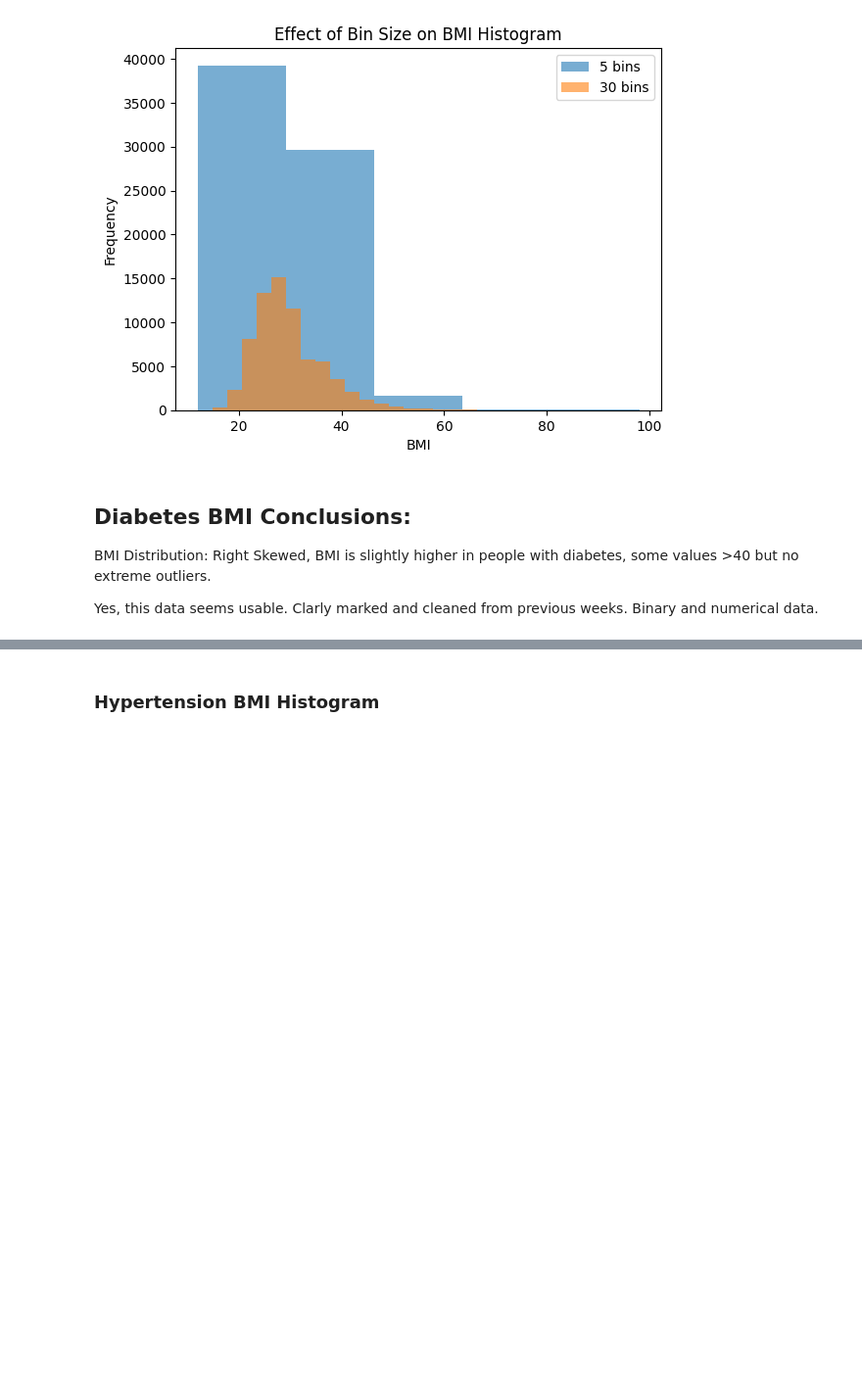
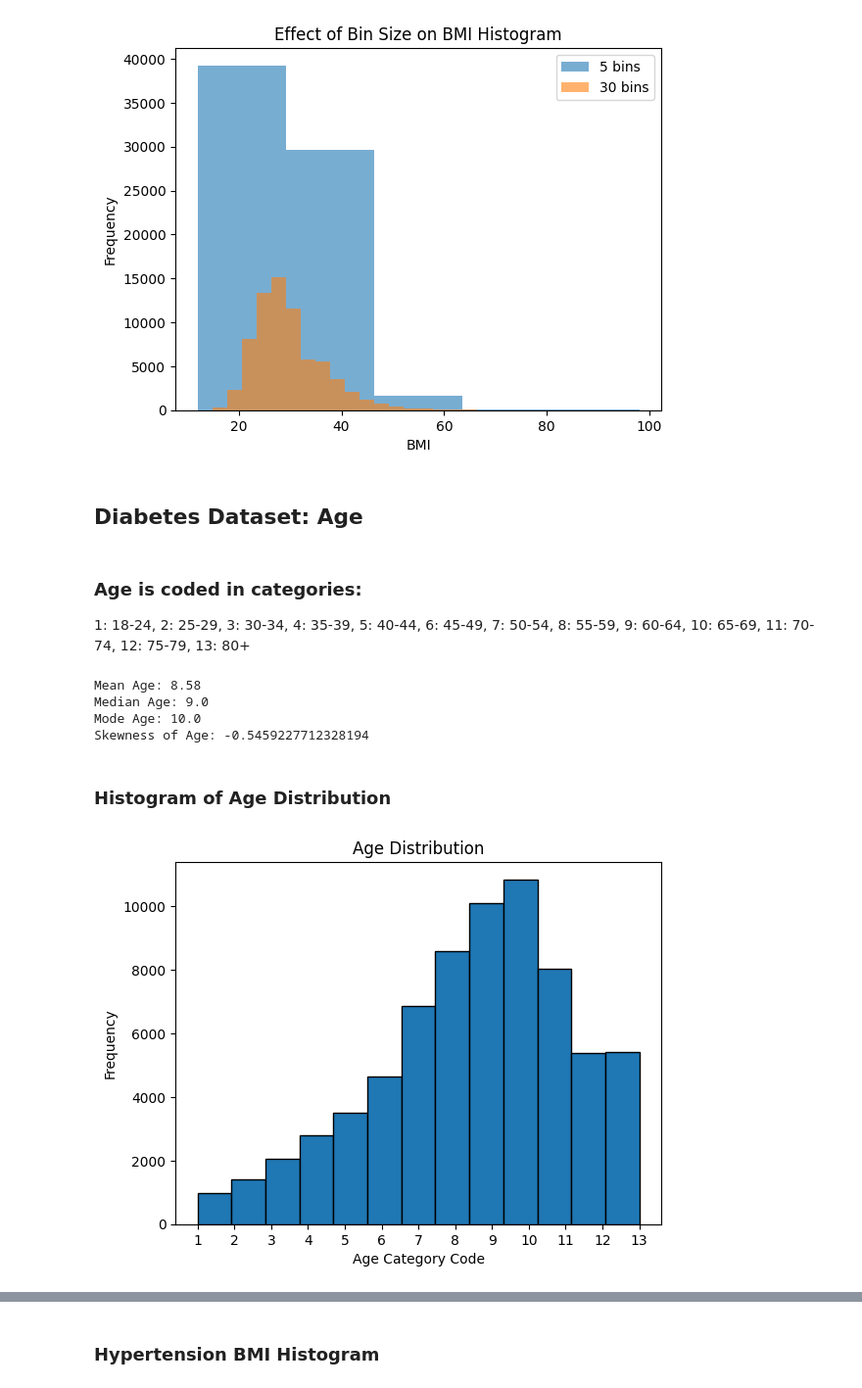
Before and after one commit to ellethibedeau/Mod2-ElleThibedeau, a Jupyter notebook: Week4.ipynb, the cells around one changed output, grey strips where cells are left out. Shown: that part at 98% size. Cells and saved outputs as stored; diff of their text form; code cells hidden in the pictures; blank space fills up the shorter version.

```diff
--- a/Week4.ipynb
+++ b/Week4.ipynb
@@ -166,8 +141,42 @@ plt.legend()
 plt.show()
 # %% [output]
 [figure]
-# %% [markdown]
-## Diabetes BMI Conclusions:
-BMI Distribution: Right Skewed, BMI is slightly higher in people with diabetes, some values >40 but no extreme outliers.
-
-Yes, this data seems usable. Clarly marked and cleaned from previous weeks. Binary and numerical data.
+# %% [markdown]
+## Diabetes Dataset: Age
+# %% [markdown]
+### Age is coded in categories:
+1: 18-24,
+2: 25-29,
+3: 30-34,
+4: 35-39,
+5: 40-44,
+6: 45-49,
+7: 50-54,
+8: 55-59,
+9: 60-64,
+10: 65-69,
+11: 70-74,
+12: 75-79,
+13: 80+
+# %%
+print("Mean Age:", round(df_diabetes["Age"].mean(), 2))
+print("Median Age:", df_diabetes["Age"].median())
+print("Mode Age:", df_diabetes["Age"].mode()[0])
+
+print("Skewness of Age:", df_diabetes["Age"].skew())
+# %% [output]
+Mean Age: 8.58
+Median Age: 9.0
+Mode Age: 10.0
+Skewness of Age: -0.5459227712328194
+# %% [markdown]
+### Histogram of Age Distribution
+# %%
+plt.hist(df_diabetes["Age"], bins=13, edgecolor='black')
+plt.title("Age Distribution")
+plt.xlabel("Age Category Code")
+plt.ylabel("Frequency")
+plt.xticks(range(1, 14))  # Show all age category codes
+plt.show()
+# %% [output]
+[figure, added]
```
Also changed, not shown: parts of 47 cells of this notebook, 4 other files.
